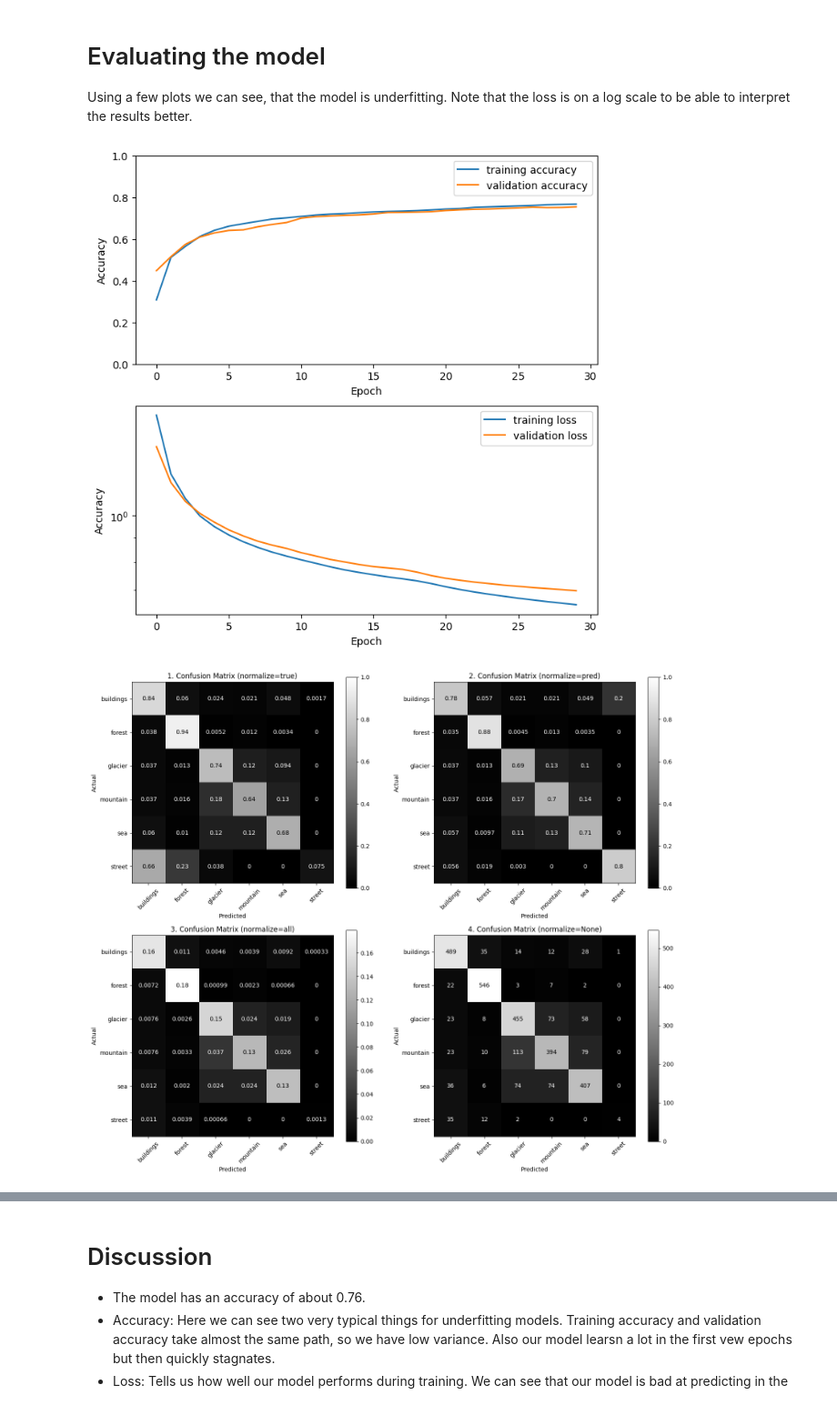
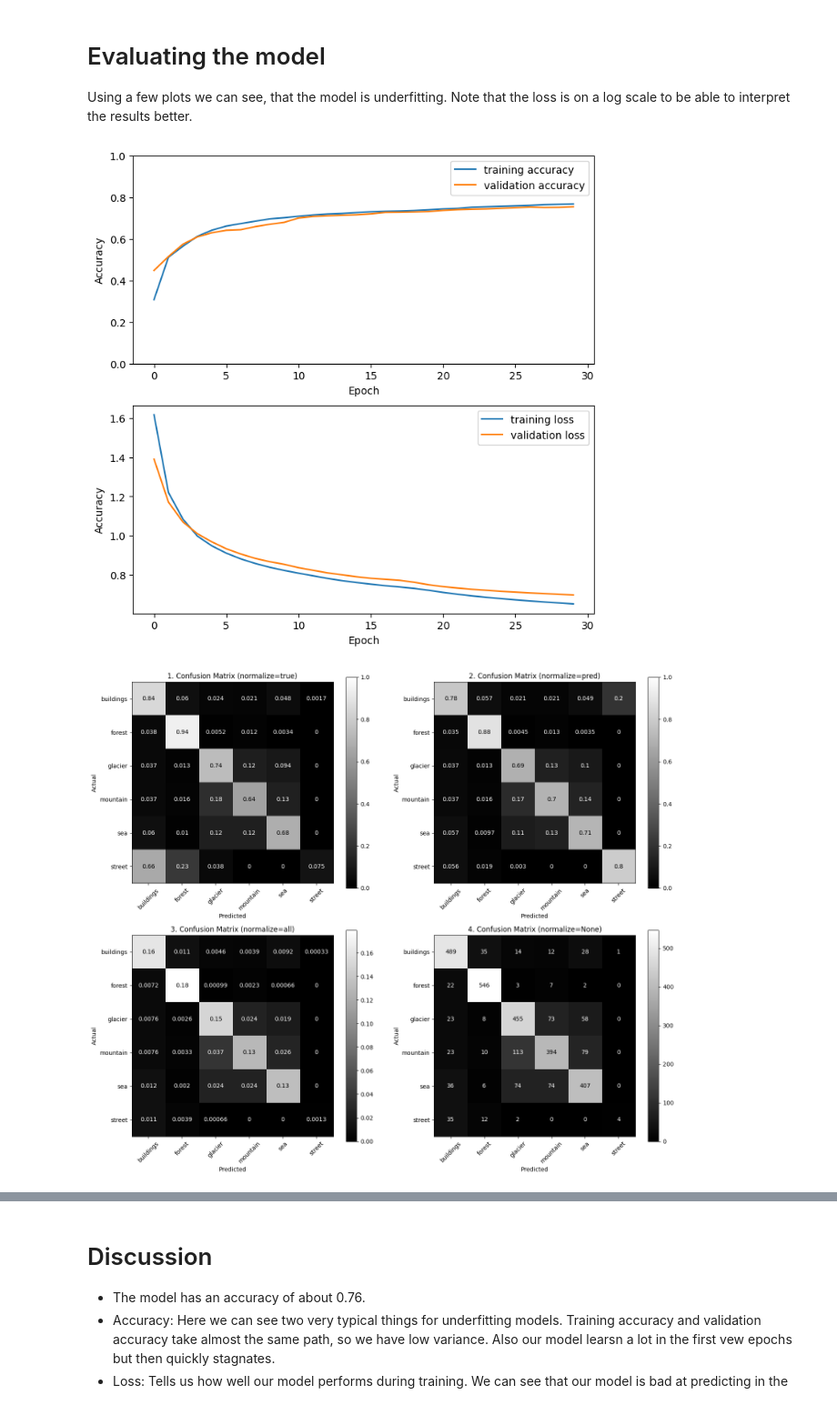
Before and after one commit to Nukufel/AiAp_MiniProj_1, a Jupyter notebook: underfitting.ipynb, the cells around one changed output, grey strips where cells are left out. Shown at 91% size. Cells and saved outputs as stored; diff of their text form; code cells hidden in the pictures.

```diff
--- a/underfitting.ipynb
+++ b/underfitting.ipynb
@@ -126,12 +138,12 @@ Note that the loss is on a log scale to be able to interpret the results better.
 # %%
 true, pred = calculate_predictions(model, test_images.batch(batch_size))
 # %%
-plot_accuracy_and_loss(history.history["accuracy"], history.history["val_accuracy"], history.history["loss"], history.history["val_loss"])
+plot_accuracy_and_loss(history.history["accuracy"], history.history["val_accuracy"], history.history["loss"], history.history["val_loss"], log=False)
 
 plot_confusion_matrix(true, pred, label_names)
 plot_scores(true, pred, label_names)
 # %% [output]
-[figure, old version]
+[figure, new version]
 [figure]
 [figure]
 # %% [markdown]
```
Also changed, not shown: parts of 3 cells of this notebook.
